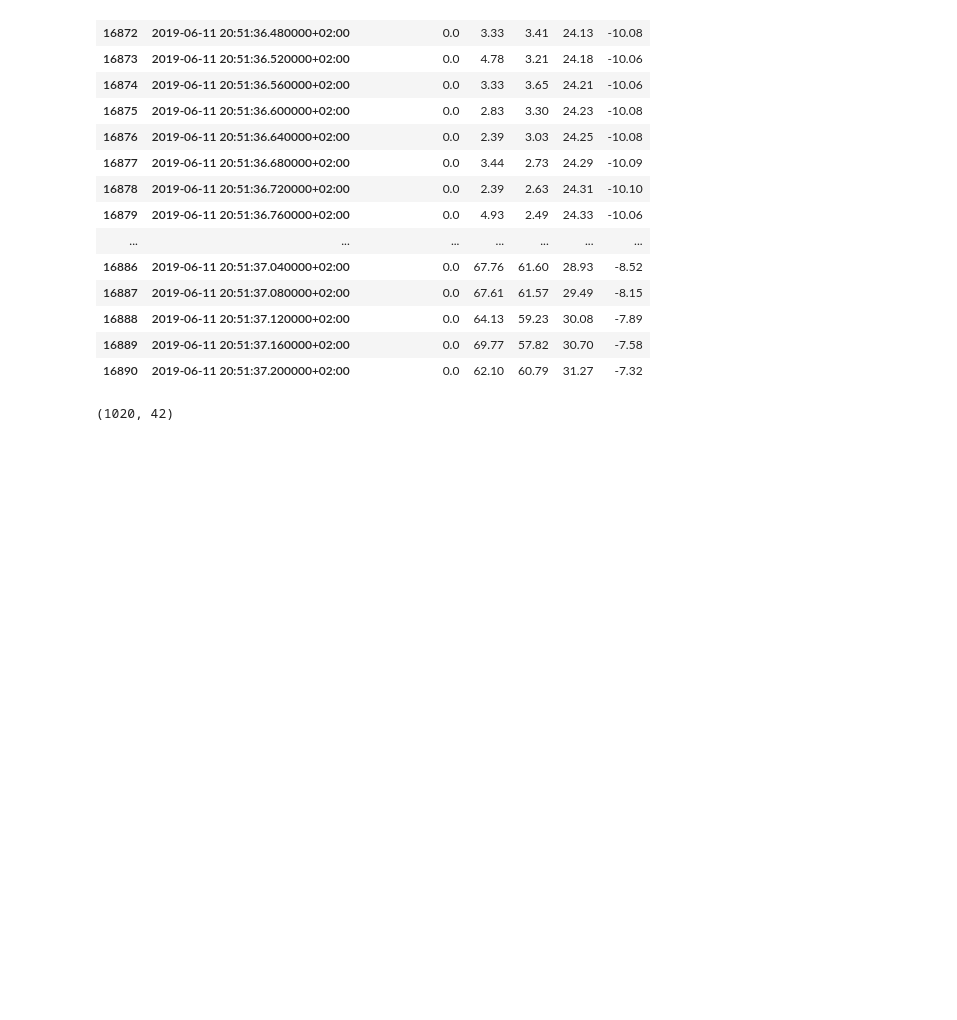
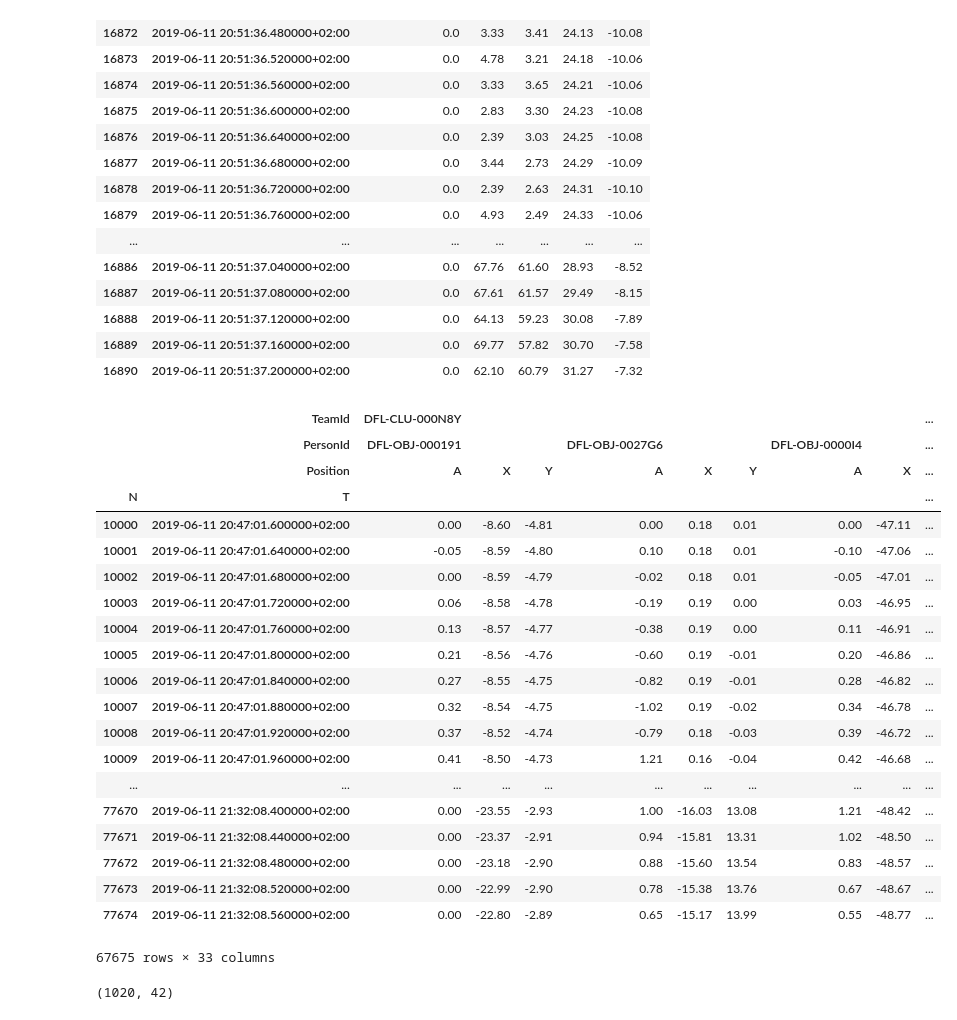
Before and after one commit to Deutscher-Fussball-Bund/Qualit-tsindex, a Jupyter notebook: Test.ipynb, the cells around one changed output. Drawn from its saved outputs; the diff is of its cells as text; code cells hidden in the pictures; blank space fills up the shorter version.

```diff
--- a/Test.ipynb
+++ b/Test.ipynb
@@ -695,8 +695,30 @@ ball
 | 16888 | 2019-06-11 20:51:37.120000+02:00 | 0.0 | 64.13 | 59.23 | 30.08 | -7.89 |
 | 16889 | 2019-06-11 20:51:37.160000+02:00 | 0.0 | 69.77 | 57.82 | 30.70 | -7.58 |
 | 16890 | 2019-06-11 20:51:37.200000+02:00 | 0.0 | 62.10 | 60.79 | 31.27 | -7.32 |
-# %%
-team=positions.loc[16880:16980,('DFL-CLU-000N8Y',slice(None),['X','Y'])]
+# %%
+team
+# %% [output]
+|  | TeamId | DFL-CLU-000N8Y |  |  |  |  |  |  |  | ... |
+|  | PersonId | DFL-OBJ-000191 |  |  | DFL-OBJ-0027G6 |  |  | DFL-OBJ-0000I4 |  | ... |
+|  | Position | A | X | Y | A | X | Y | A | X | ... |
+| N | T |  |  |  |  |  |  |  |  | ... |
+| 10000 | 2019-06-11 20:47:01.600000+02:00 | 0.00 | -8.60 | -4.81 | 0.00 | 0.18 | 0.01 | 0.00 | -47.11 | ... |
+| 10001 | 2019-06-11 20:47:01.640000+02:00 | -0.05 | -8.59 | -4.80 | 0.10 | 0.18 | 0.01 | -0.10 | -47.06 | ... |
+| 10002 | 2019-06-11 20:47:01.680000+02:00 | 0.00 | -8.59 | -4.79 | -0.02 | 0.18 | 0.01 | -0.05 | -47.01 | ... |
+| 10003 | 2019-06-11 20:47:01.720000+02:00 | 0.06 | -8.58 | -4.78 | -0.19 | 0.19 | 0.00 | 0.03 | -46.95 | ... |
+| 10004 | 2019-06-11 20:47:01.760000+02:00 | 0.13 | -8.57 | -4.77 | -0.38 | 0.19 | 0.00 | 0.11 | -46.91 | ... |
+| 10005 | 2019-06-11 20:47:01.800000+02:00 | 0.21 | -8.56 | -4.76 | -0.60 | 0.19 | -0.01 | 0.20 | -46.86 | ... |
+| 10006 | 2019-06-11 20:47:01.840000+02:00 | 0.27 | -8.55 | -4.75 | -0.82 | 0.19 | -0.01 | 0.28 | -46.82 | ... |
+| 10007 | 2019-06-11 20:47:01.880000+02:00 | 0.32 | -8.54 | -4.75 | -1.02 | 0.19 | -0.02 | 0.34 | -46.78 | ... |
+| 10008 | 2019-06-11 20:47:01.920000+02:00 | 0.37 | -8.52 | -4.74 | -0.79 | 0.18 | -0.03 | 0.39 | -46.72 | ... |
+| 10009 | 2019-06-11 20:47:01.960000+02:00 | 0.41 | -8.50 | -4.73 | 1.21 | 0.16 | -0.04 | 0.42 | -46.68 | ... |
+| ... | ... | ... | ... | ... | ... | ... | ... | ... | ... | ... |
+| 77670 | 2019-06-11 21:32:08.400000+02:00 | 0.00 | -23.55 | -2.93 | 1.00 | -16.03 | 13.08 | 1.21 | -48.42 | ... |
+| 77671 | 2019-06-11 21:32:08.440000+02:00 | 0.00 | -23.37 | -2.91 | 0.94 | -15.81 | 13.31 | 1.02 | -48.50 | ... |
+| 77672 | 2019-06-11 21:32:08.480000+02:00 | 0.00 | -23.18 | -2.90 | 0.88 | -15.60 | 13.54 | 0.83 | -48.57 | ... |
+| 77673 | 2019-06-11 21:32:08.520000+02:00 | 0.00 | -22.99 | -2.90 | 0.78 | -15.38 | 13.76 | 0.67 | -48.67 | ... |
+| 77674 | 2019-06-11 21:32:08.560000+02:00 | 0.00 | -22.80 | -2.89 | 0.65 | -15.17 | 13.99 | 0.55 | -48.77 | ... |
+67675 rows × 33 columns
 # %%
 newdf=player2['DFL-CLU-000N8Y',PUID2,'X']
 newdf['Y']=player2['DFL-CLU-000N8Y',PUID2,'Y']
```
Also changed, not shown: parts of 27 cells of this notebook, 3 other files.
